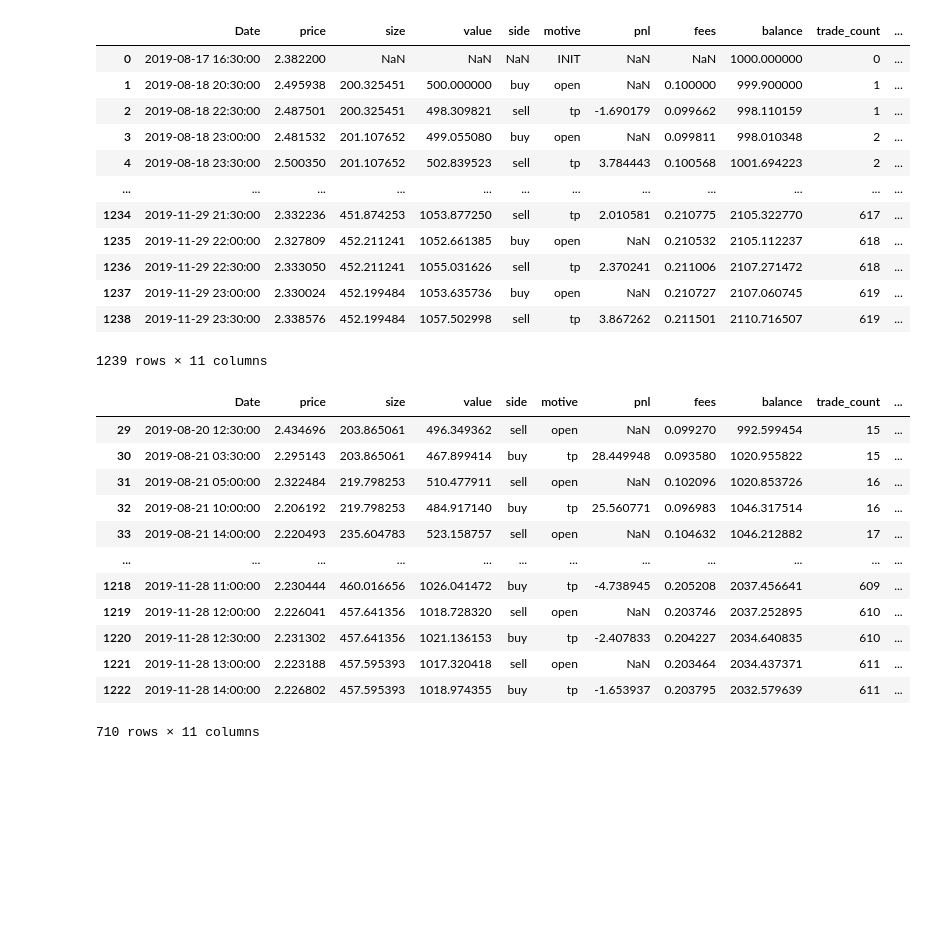
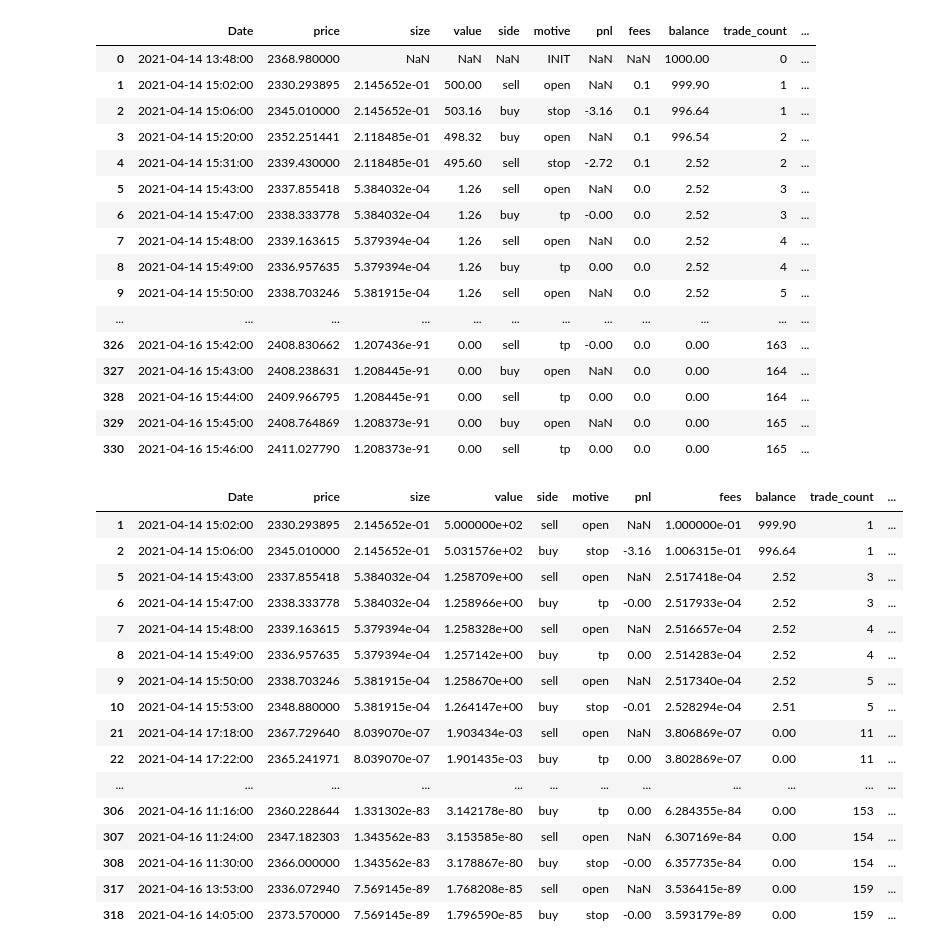
Before and after one commit to Steinbloum/BacktestMatrix, a Jupyter notebook: read_data.ipynb, the cells around one changed output. Drawn from its saved outputs; the diff is of its cells as text; code cells hidden in the pictures; blank space fills up the shorter version.

```diff
--- a/read_data.ipynb
+++ b/read_data.ipynb
@@ -1,25 +1,30 @@
 # %%
 import pandas as pd
-path = 'reports/crabby_councilperson/Consuela_the_demonic/trade_history.csv'
+path = 'reports/delicious_castle/Mao_the_sleepy/trade_history.csv'
 pd.set_option('display.max_rows',500)
 # %%
 
 df = pd.read_csv(path, index_col=0)
+df = df.round({'balance':2,'pnl':2,'fees':2,'value':2})
 df
 # %% [output]
 |  | Date | price | size | value | side | motive | pnl | fees | balance | trade_count | ... |
-| 0 | 2019-08-17 16:30:00 | 2.382200 | NaN | NaN | NaN | INIT | NaN | NaN | 1000.000000 | 0 | ... |
-| 1 | 2019-08-18 20:30:00 | 2.495938 | 200.325451 | 500.000000 | buy | open | NaN | 0.100000 | 999.900000 | 1 | ... |
-| 2 | 2019-08-18 22:30:00 | 2.487501 | 200.325451 | 498.309821 | sell | tp | -1.690179 | 0.099662 | 998.110159 | 1 | ... |
-| 3 | 2019-08-18 23:00:00 | 2.481532 | 201.107652 | 499.055080 | buy | open | NaN | 0.099811 | 998.010348 | 2 | ... |
-| 4 | 2019-08-18 23:30:00 | 2.500350 | 201.107652 | 502.839523 | sell | tp | 3.784443 | 0.100568 | 1001.694223 | 2 | ... |
+| 0 | 2021-04-14 13:48:00 | 2368.980000 | NaN | NaN | NaN | INIT | NaN | NaN | 1000.00 | 0 | ... |
+| 1 | 2021-04-14 15:02:00 | 2330.293895 | 2.145652e-01 | 500.00 | sell | open | NaN | 0.1 | 999.90 | 1 | ... |
+| 2 | 2021-04-14 15:06:00 | 2345.010000 | 2.145652e-01 | 503.16 | buy | stop | -3.16 | 0.1 | 996.64 | 1 | ... |
+| 3 | 2021-04-14 15:20:00 | 2352.251441 | 2.118485e-01 | 498.32 | buy | open | NaN | 0.1 | 996.54 | 2 | ... |
+| 4 | 2021-04-14 15:31:00 | 2339.430000 | 2.118485e-01 | 495.60 | sell | stop | -2.72 | 0.1 | 2.52 | 2 | ... |
+| 5 | 2021-04-14 15:43:00 | 2337.855418 | 5.384032e-04 | 1.26 | sell | open | NaN | 0.0 | 2.52 | 3 | ... |
+| 6 | 2021-04-14 15:47:00 | 2338.333778 | 5.384032e-04 | 1.26 | buy | tp | -0.00 | 0.0 | 2.52 | 3 | ... |
+| 7 | 2021-04-14 15:48:00 | 2339.163615 | 5.379394e-04 | 1.26 | sell | open | NaN | 0.0 | 2.52 | 4 | ... |
+| 8 | 2021-04-14 15:49:00 | 2336.957635 | 5.379394e-04 | 1.26 | buy | tp | 0.00 | 0.0 | 2.52 | 4 | ... |
+| 9 | 2021-04-14 15:50:00 | 2338.703246 | 5.381915e-04 | 1.26 | sell | open | NaN | 0.0 | 2.52 | 5 | ... |
 | ... | ... | ... | ... | ... | ... | ... | ... | ... | ... | ... | ... |
-| 1234 | 2019-11-29 21:30:00 | 2.332236 | 451.874253 | 1053.877250 | sell | tp | 2.010581 | 0.210775 | 2105.322770 | 617 | ... |
-| 1235 | 2019-11-29 22:00:00 | 2.327809 | 452.211241 | 1052.661385 | buy | open | NaN | 0.210532 | 2105.112237 | 618 | ... |
-| 1236 | 2019-11-29 22:30:00 | 2.333050 | 452.211241 | 1055.031626 | sell | tp | 2.370241 | 0.211006 | 2107.271472 | 618 | ... |
-| 1237 | 2019-11-29 23:00:00 | 2.330024 | 452.199484 | 1053.635736 | buy | open | NaN | 0.210727 | 2107.060745 | 619 | ... |
-| 1238 | 2019-11-29 23:30:00 | 2.338576 | 452.199484 | 1057.502998 | sell | tp | 3.867262 | 0.211501 | 2110.716507 | 619 | ... |
+| 326 | 2021-04-16 15:42:00 | 2408.830662 | 1.207436e-91 | 0.00 | sell | tp | -0.00 | 0.0 | 0.00 | 163 | ... |
+| 327 | 2021-04-16 15:43:00 | 2408.238631 | 1.208445e-91 | 0.00 | buy | open | NaN | 0.0 | 0.00 | 164 | ... |
+| 328 | 2021-04-16 15:44:00 | 2409.966795 | 1.208445e-91 | 0.00 | sell | tp | 0.00 | 0.0 | 0.00 | 164 | ... |
+| 329 | 2021-04-16 15:45:00 | 2408.764869 | 1.208373e-91 | 0.00 | buy | open | NaN | 0.0 | 0.00 | 165 | ... |
+| 330 | 2021-04-16 15:46:00 | 2411.027790 | 1.208373e-91 | 0.00 | sell | tp | 0.00 | 0.0 | 0.00 | 165 | ... |
-1239 rows × 11 columns
 # %%
 motive = None
 for n in range(len(df)):
@@ -36,15 +41,19 @@ for n in range(len(df)):
 df.loc[df['position side'] == 'short']
 # %% [output]
 |  | Date | price | size | value | side | motive | pnl | fees | balance | trade_count | ... |
-| 29 | 2019-08-20 12:30:00 | 2.434696 | 203.865061 | 496.349362 | sell | open | NaN | 0.099270 | 992.599454 | 15 | ... |
-| 30 | 2019-08-21 03:30:00 | 2.295143 | 203.865061 | 467.899414 | buy | tp | 28.449948 | 0.093580 | 1020.955822 | 15 | ... |
-| 31 | 2019-08-21 05:00:00 | 2.322484 | 219.798253 | 510.477911 | sell | open | NaN | 0.102096 | 1020.853726 | 16 | ... |
-| 32 | 2019-08-21 10:00:00 | 2.206192 | 219.798253 | 484.917140 | buy | tp | 25.560771 | 0.096983 | 1046.317514 | 16 | ... |
-| 33 | 2019-08-21 14:00:00 | 2.220493 | 235.604783 | 523.158757 | sell | open | NaN | 0.104632 | 1046.212882 | 17 | ... |
+| 1 | 2021-04-14 15:02:00 | 2330.293895 | 2.145652e-01 | 5.000000e+02 | sell | open | NaN | 1.000000e-01 | 999.90 | 1 | ... |
+| 2 | 2021-04-14 15:06:00 | 2345.010000 | 2.145652e-01 | 5.031576e+02 | buy | stop | -3.16 | 1.006315e-01 | 996.64 | 1 | ... |
+| 5 | 2021-04-14 15:43:00 | 2337.855418 | 5.384032e-04 | 1.258709e+00 | sell | open | NaN | 2.517418e-04 | 2.52 | 3 | ... |
+| 6 | 2021-04-14 15:47:00 | 2338.333778 | 5.384032e-04 | 1.258966e+00 | buy | tp | -0.00 | 2.517933e-04 | 2.52 | 3 | ... |
+| 7 | 2021-04-14 15:48:00 | 2339.163615 | 5.379394e-04 | 1.258328e+00 | sell | open | NaN | 2.516657e-04 | 2.52 | 4 | ... |
+| 8 | 2021-04-14 15:49:00 | 2336.957635 | 5.379394e-04 | 1.257142e+00 | buy | tp | 0.00 | 2.514283e-04 | 2.52 | 4 | ... |
+| 9 | 2021-04-14 15:50:00 | 2338.703246 | 5.381915e-04 | 1.258670e+00 | sell | open | NaN | 2.517340e-04 | 2.52 | 5 | ... |
+| 10 | 2021-04-14 15:53:00 | 2348.880000 | 5.381915e-04 | 1.264147e+00 | buy | stop | -0.01 | 2.528294e-04 | 2.51 | 5 | ... |
+| 21 | 2021-04-14 17:18:00 | 2367.729640 | 8.039070e-07 | 1.903434e-03 | sell | open | NaN | 3.806869e-07 | 0.00 | 11 | ... |
+| 22 | 2021-04-14 17:22:00 | 2365.241971 | 8.039070e-07 | 1.901435e-03 | buy | tp | 0.00 | 3.802869e-07 | 0.00 | 11 | ... |
 | ... | ... | ... | ... | ... | ... | ... | ... | ... | ... | ... | ... |
-| 1218 | 2019-11-28 11:00:00 | 2.230444 | 460.016656 | 1026.041472 | buy | tp | -4.738945 | 0.205208 | 2037.456641 | 609 | ... |
-| 1219 | 2019-11-28 12:00:00 | 2.226041 | 457.641356 | 1018.728320 | sell | open | NaN | 0.203746 | 2037.252895 | 610 | ... |
-| 1220 | 2019-11-28 12:30:00 | 2.231302 | 457.641356 | 1021.136153 | buy | tp | -2.407833 | 0.204227 | 2034.640835 | 610 | ... |
-| 1221 | 2019-11-28 13:00:00 | 2.223188 | 457.595393 | 1017.320418 | sell | open | NaN | 0.203464 | 2034.437371 | 611 | ... |
-| 1222 | 2019-11-28 14:00:00 | 2.226802 | 457.595393 | 1018.974355 | buy | tp | -1.653937 | 0.203795 | 2032.579639 | 611 | ... |
+| 306 | 2021-04-16 11:16:00 | 2360.228644 | 1.331302e-83 | 3.142178e-80 | buy | tp | 0.00 | 6.284355e-84 | 0.00 | 153 | ... |
+| 307 | 2021-04-16 11:24:00 | 2347.182303 | 1.343562e-83 | 3.153585e-80 | sell | open | NaN | 6.307169e-84 | 0.00 | 154 | ... |
+| 308 | 2021-04-16 11:30:00 | 2366.000000 | 1.343562e-83 | 3.178867e-80 | buy | stop | -0.00 | 6.357735e-84 | 0.00 | 154 | ... |
+| 317 | 2021-04-16 13:53:00 | 2336.072940 | 7.569145e-89 | 1.768208e-85 | sell | open | NaN | 3.536415e-89 | 0.00 | 159 | ... |
+| 318 | 2021-04-16 14:05:00 | 2373.570000 | 7.569145e-89 | 1.796590e-85 | buy | stop | -0.00 | 3.593179e-89 | 0.00 | 159 | ... |
-710 rows × 11 columns
```
Also changed, not shown: 5 other files.
